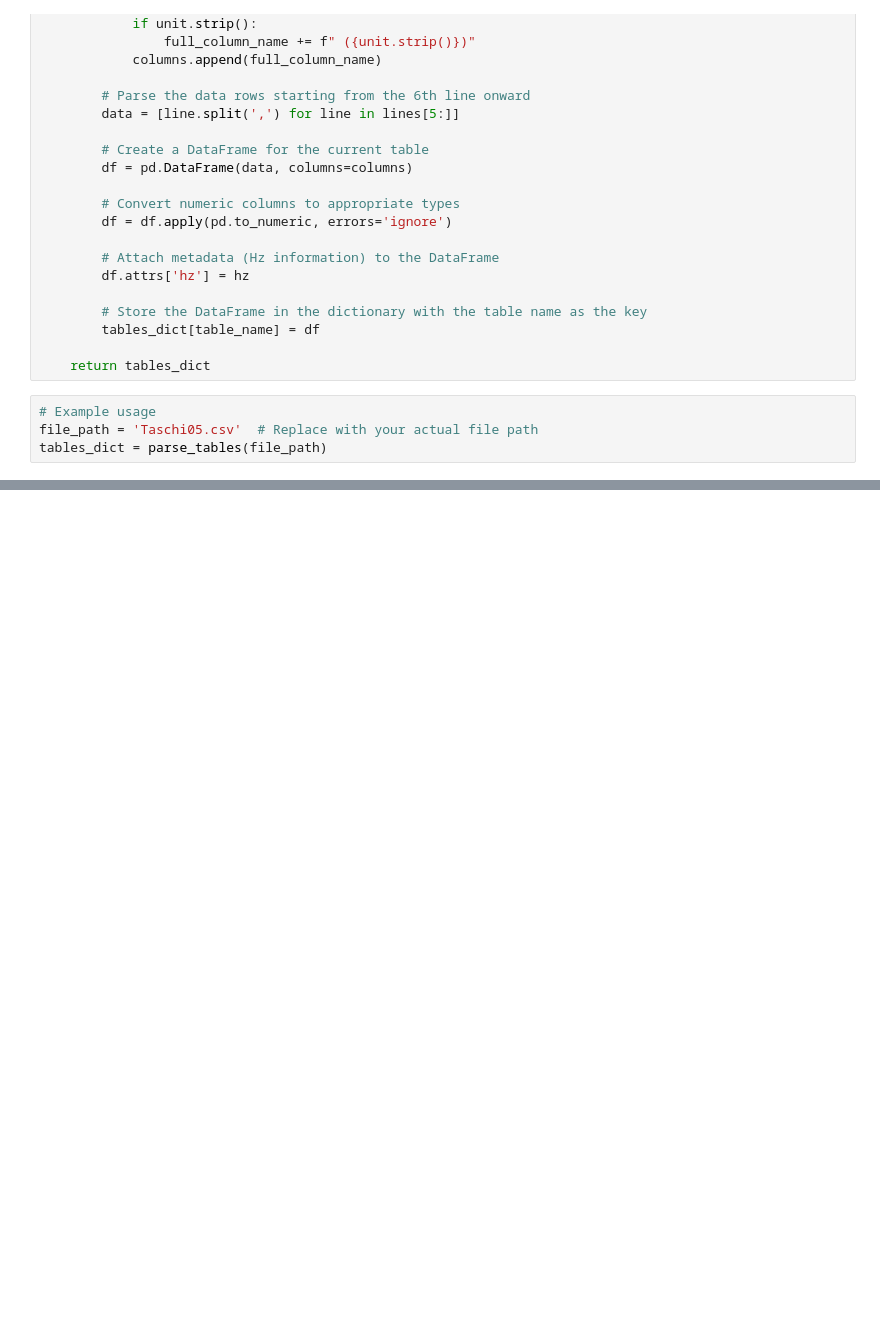
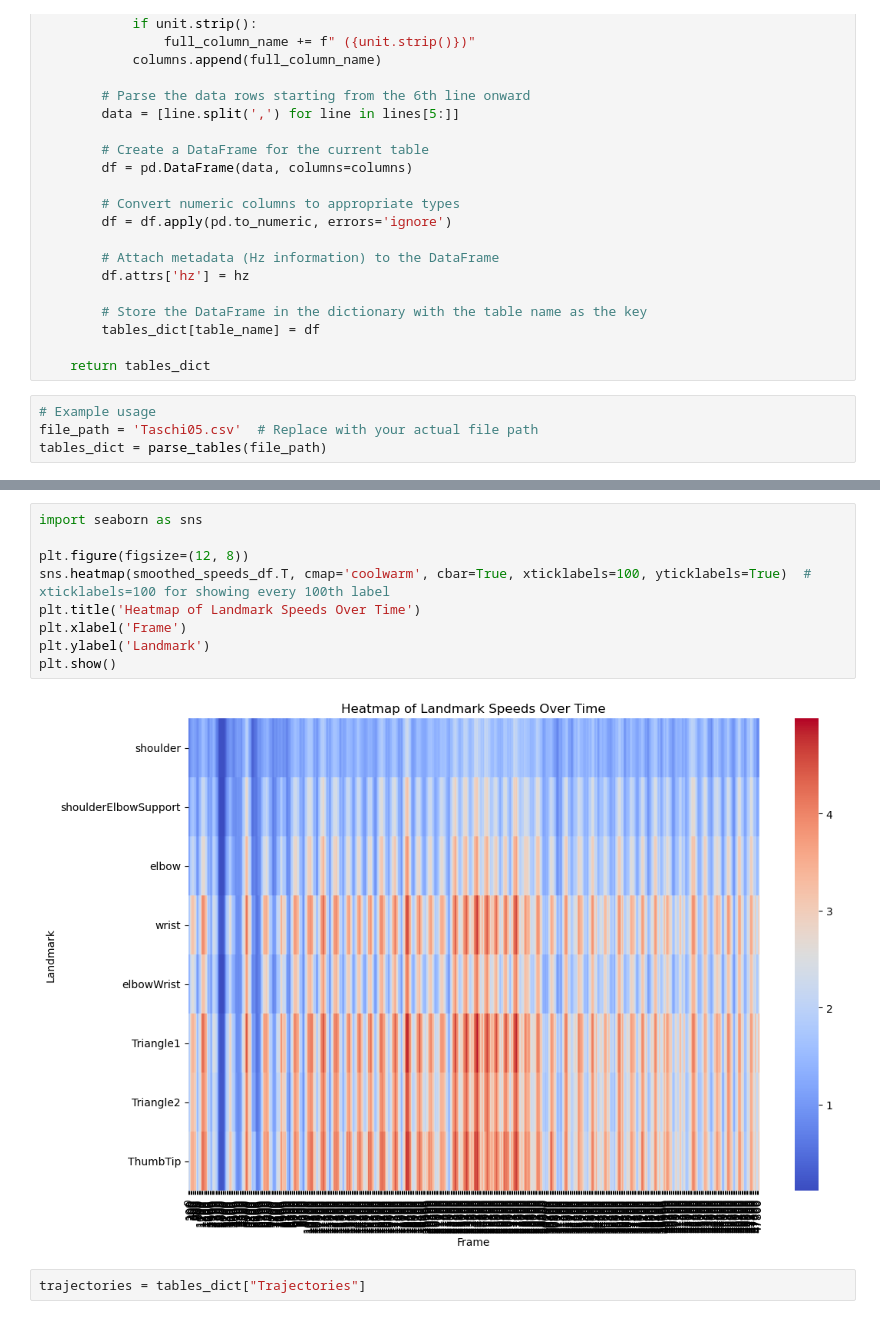
Before and after one commit to mateusz-pawelczyk/ArmTracking, a Jupyter notebook: analyze_test_data.ipynb, the cells around one changed output, grey strips where cells are left out. Cells and saved outputs as stored; diff of their text form; blank space fills up the shorter version.

```diff
--- a/analyze_test_data.ipynb
+++ b/analyze_test_data.ipynb
@@ -124,0 +194,13 @@ tables_dict["Segments"]
+# %%
+import seaborn as sns
+
+plt.figure(figsize=(12, 8))
+sns.heatmap(smoothed_speeds_df.T, cmap='coolwarm', cbar=True, xticklabels=100, yticklabels=True)  # xticklabels=100 for showing every 100th label
+plt.title('Heatmap of Landmark Speeds Over Time')
+plt.xlabel('Frame')
+plt.ylabel('Landmark')
+plt.show()
+# %% [output]
+[figure, added]
+# %%
+trajectories = tables_dict["Trajectories"]
```
Also changed, not shown: parts of 12 cells of this notebook, 10 other files.
